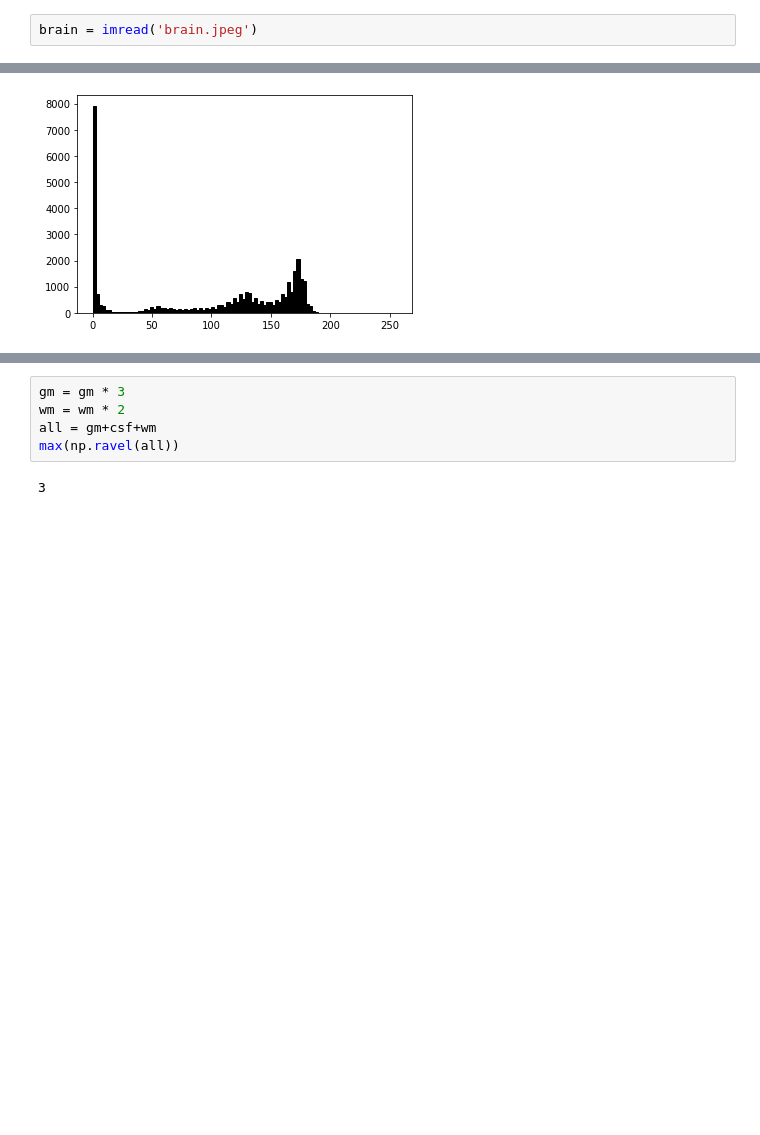
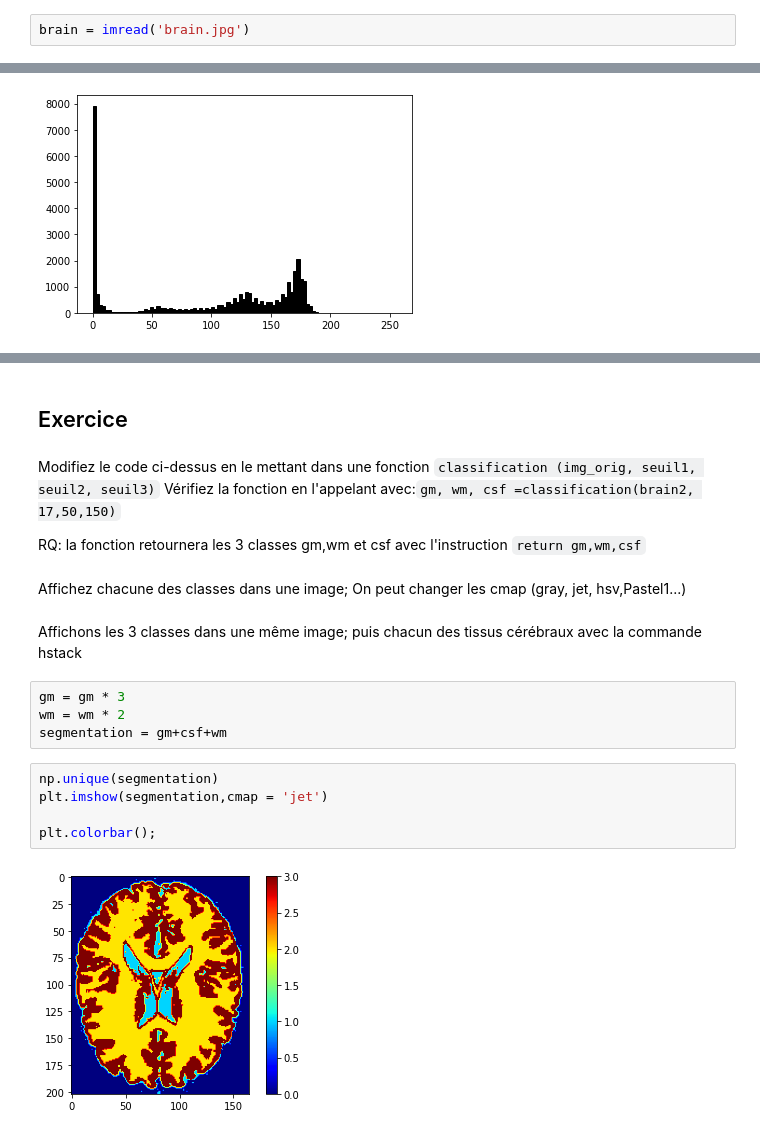
Before and after one commit to rasql/edunum, a Jupyter notebook: doc/python/le/7/mri_exercice.ipynb, the cells around one changed output, grey strips where cells are left out. Saved outputs shown, nothing was run; the diff lists cells and outputs as text; blank space fills up the shorter version.

```diff
--- a/doc/python/le/7/mri_exercice.ipynb
+++ b/doc/python/le/7/mri_exercice.ipynb
@@ -34,5 +37,5 @@ Maintenant nous pouvons importer les images dans une matrice
 # %%
-brain = imread('brain.jpeg')
+brain = imread('brain.jpg')
 # %% [markdown]
 La variable `brain` (*cerveau* en anglais) contient une matrice de l'image.
 Regardons sa dimension.
@@ -114,7 +125,23 @@ print(i,j)
+# %% [markdown]
+## Exercice
+# %% [markdown]
+Modifiez le code ci-dessus en le mettant dans une fonction `classification (img_orig, seuil1, seuil2, seuil3)`
+Vérifiez la fonction en l'appelant avec:`gm, wm, csf =classification(brain2, 17,50,150)`
+
+
+RQ: la fonction retournera les 3 classes gm,wm et csf avec l'instruction `return gm,wm,csf`
+# %% [markdown]
+Affichez chacune des classes  dans une image; On peut changer les cmap (gray, jet, hsv,Pastel1...)
+# %% [markdown]
+Affichons les 3 classes dans une même image; puis chacun des tissus cérébraux avec la commande  hstack
 # %%
 gm = gm * 3
 wm = wm * 2
-all = gm+csf+wm
-max(np.ravel(all))
+segmentation = gm+csf+wm
-# %% [output]
-3
+# %%
+np.unique(segmentation)
+plt.imshow(segmentation,cmap = 'jet')
+
+plt.colorbar();
+# %% [output]
+[figure, added]
```
Also changed, not shown: parts of 34 cells of this notebook, 4 other files.
